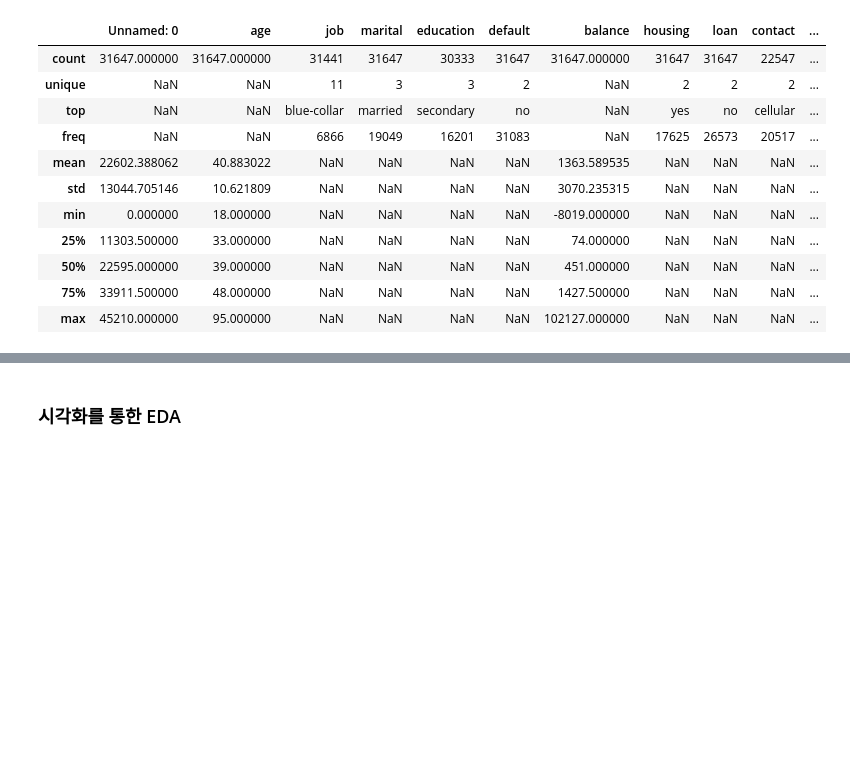
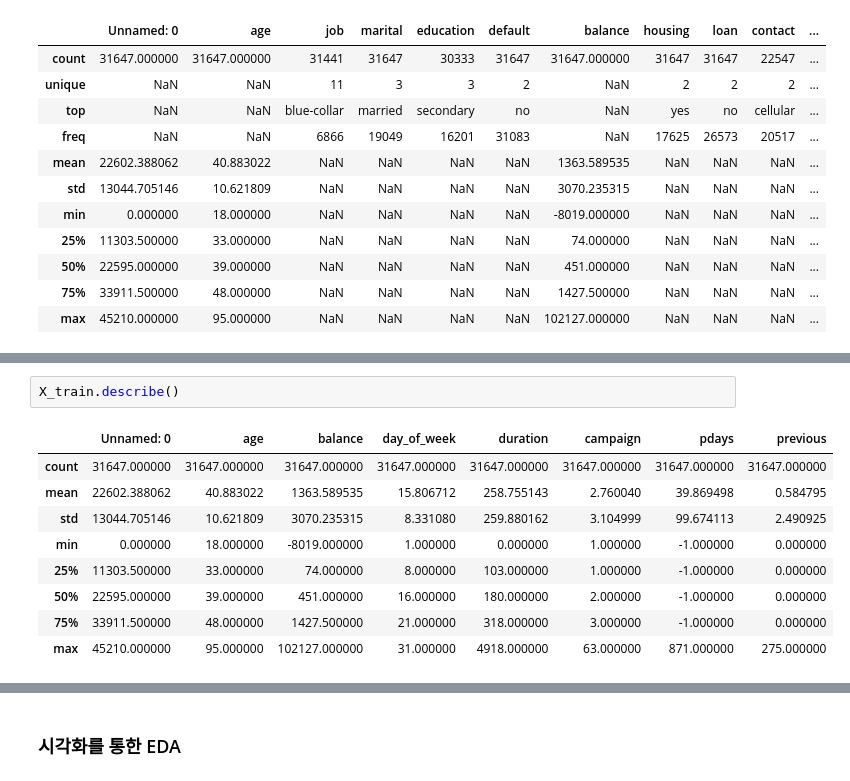
Before and after one commit to kyeob1107/sparta_ml, a Jupyter notebook: A09_곽승엽.ipynb, the cells around one changed output, grey strips where cells are left out. Saved outputs shown, nothing was run; the diff lists cells and outputs as text; blank space fills up the shorter version.

```diff
--- a/A09_곽승엽.ipynb
+++ b/A09_곽승엽.ipynb
@@ -223,0 +243,12 @@ X_train.describe(include = 'all')
+# %%
+X_train.describe()
+# %% [output]
+|  | Unnamed: 0 | age | balance | day_of_week | duration | campaign | pdays | previous |
+| count | 31647.000000 | 31647.000000 | 31647.000000 | 31647.000000 | 31647.000000 | 31647.000000 | 31647.000000 | 31647.000000 |
+| mean | 22602.388062 | 40.883022 | 1363.589535 | 15.806712 | 258.755143 | 2.760040 | 39.869498 | 0.584795 |
+| std | 13044.705146 | 10.621809 | 3070.235315 | 8.331080 | 259.880162 | 3.104999 | 99.674113 | 2.490925 |
+| min | 0.000000 | 18.000000 | -8019.000000 | 1.000000 | 0.000000 | 1.000000 | -1.000000 | 0.000000 |
+| 25% | 11303.500000 | 33.000000 | 74.000000 | 8.000000 | 103.000000 | 1.000000 | -1.000000 | 0.000000 |
+| 50% | 22595.000000 | 39.000000 | 451.000000 | 16.000000 | 180.000000 | 2.000000 | -1.000000 | 0.000000 |
+| 75% | 33911.500000 | 48.000000 | 1427.500000 | 21.000000 | 318.000000 | 3.000000 | -1.000000 | 0.000000 |
+| max | 45210.000000 | 95.000000 | 102127.000000 | 31.000000 | 4918.000000 | 63.000000 | 871.000000 | 275.000000 |
```
Also changed, not shown: parts of 17 cells of this notebook.
